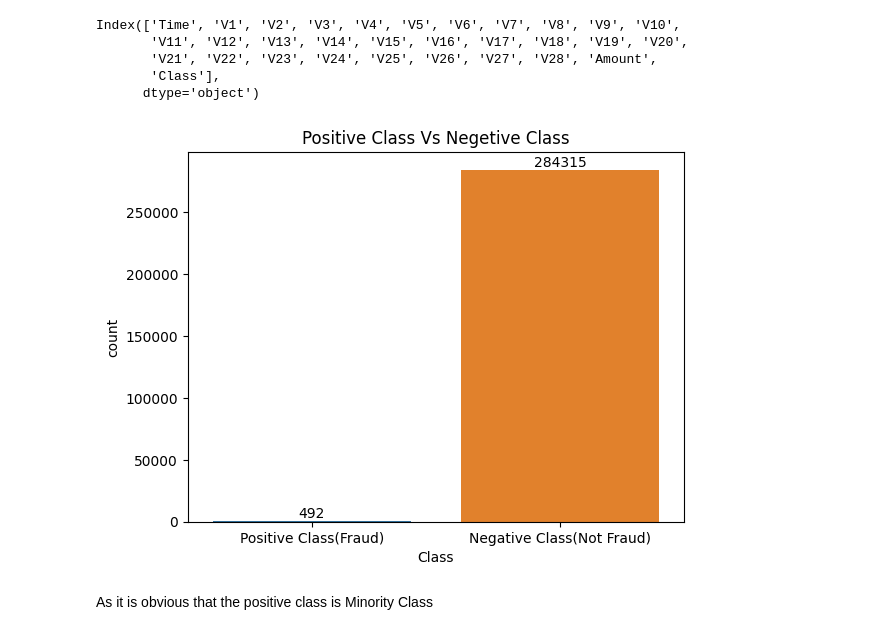
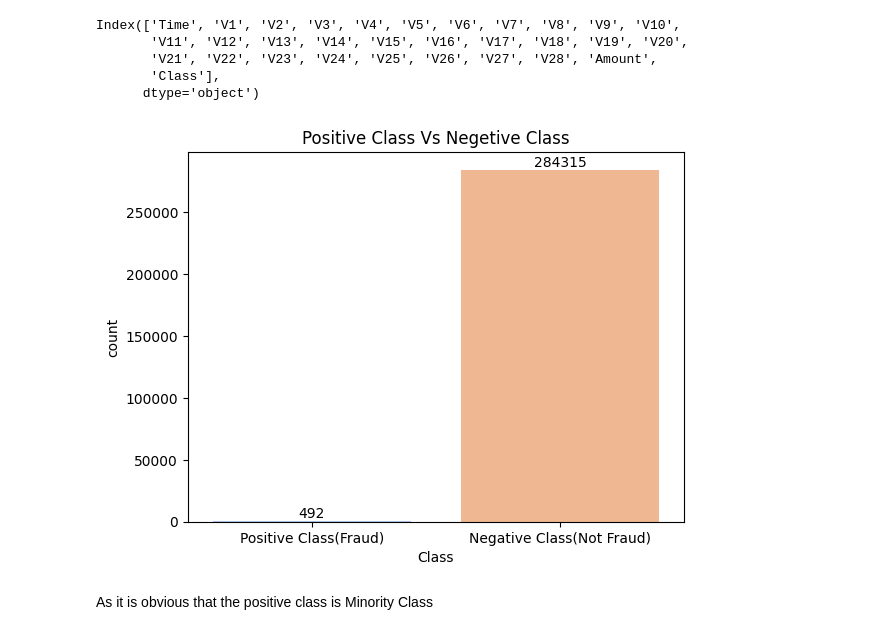
Before and after one commit to ayushash1/machine_learning, a Jupyter notebook: Credit-Card-Fraud-Detection.ipynb, the cells around one changed output. Saved outputs shown, nothing was run; the diff lists cells and outputs as text; code cells hidden in the pictures.

```diff
--- a/Credit-Card-Fraud-Detection.ipynb
+++ b/Credit-Card-Fraud-Detection.ipynb
@@ -109,20 +117,21 @@ Index(['Time', 'V1', 'V2', 'V3', 'V4', 'V5', 'V6', 'V7', 'V8', 'V9', 'V10',
       dtype='object')
 # %%
 # plotting countplot
+sns.set_palette("pastel")
 ax = sns.countplot(x="Class", data=df, order=[1, 0])
 
 # adding count values on top of the
 for containers in ax.containers:
     ax.bar_label(containers)
 
 # changing class names for better understanding
 class_names = {0: 'Negative Class(Not Fraud)', 1: 'Positive Class(Fraud)'}
 ax.set_xticklabels([class_names[int(x.get_text())] for x in ax.get_xticklabels()])
 
 plt.title("Positive Class Vs Negetive Class", )
 plt.show()
 # %% [output]
-[figure, old version]
+[figure, new version]
 # %% [markdown]
 As it is obvious that the positive class is Minority Class
 # %% [markdown]
```
Also changed, not shown: parts of 9 cells of this notebook.
